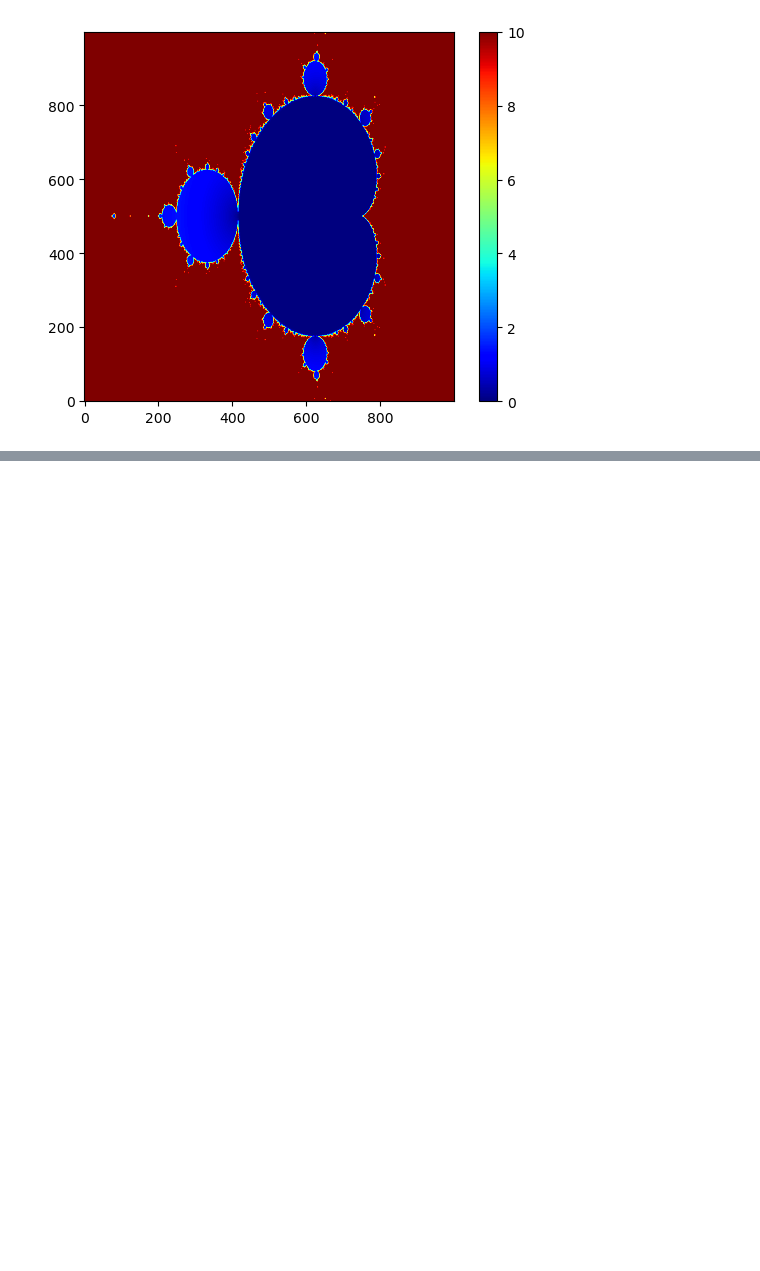
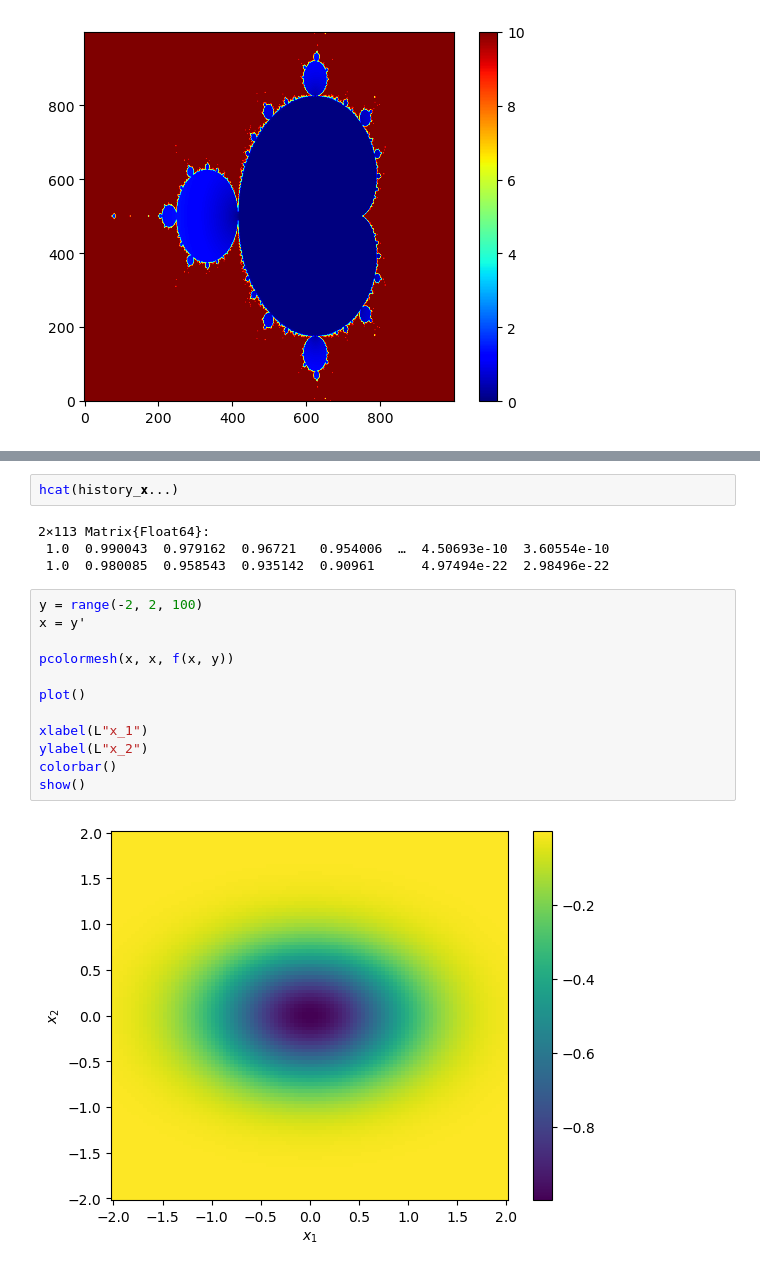
Before and after one commit to tkeegan12/Course_Computational_Physics_and_Engineering, a Jupyter notebook: Module6_Root_Finding_and_Optimization.ipynb, the cells around one changed output, grey strips where cells are left out. Cells and saved outputs as stored; diff of their text form; blank space fills up the shorter version.

```diff
--- a/Module6_Root_Finding_and_Optimization.ipynb
+++ b/Module6_Root_Finding_and_Optimization.ipynb
@@ -413,0 +472,20 @@ $$
+# %%
+hcat(history_𝐱...)
+# %% [output]
+2×113 Matrix{Float64}:
+ 1.0  0.990043  0.979162  0.96721   0.954006  …  4.50693e-10  3.60554e-10
+ 1.0  0.980085  0.958543  0.935142  0.90961      4.97494e-22  2.98496e-22
+# %%
+y = range(-2, 2, 100)
+x = y'
+
+pcolormesh(x, x, f(x, y))
+
+plot()
+
+xlabel(L"x_1")
+ylabel(L"x_2")
+colorbar()
+show()
+# %% [output]
+[figure, added]
```
Also changed, not shown: parts of 8 cells of this notebook.
